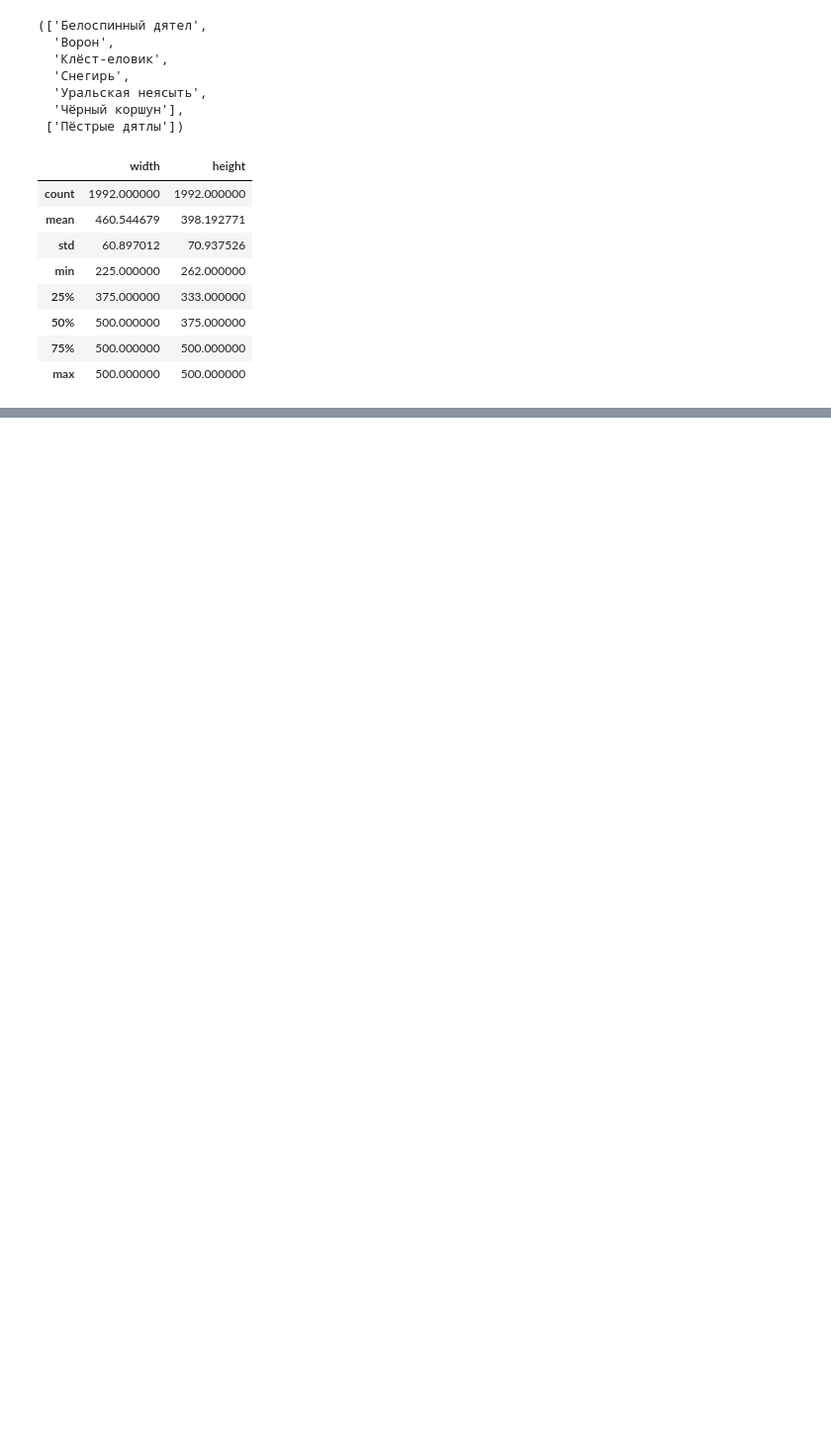
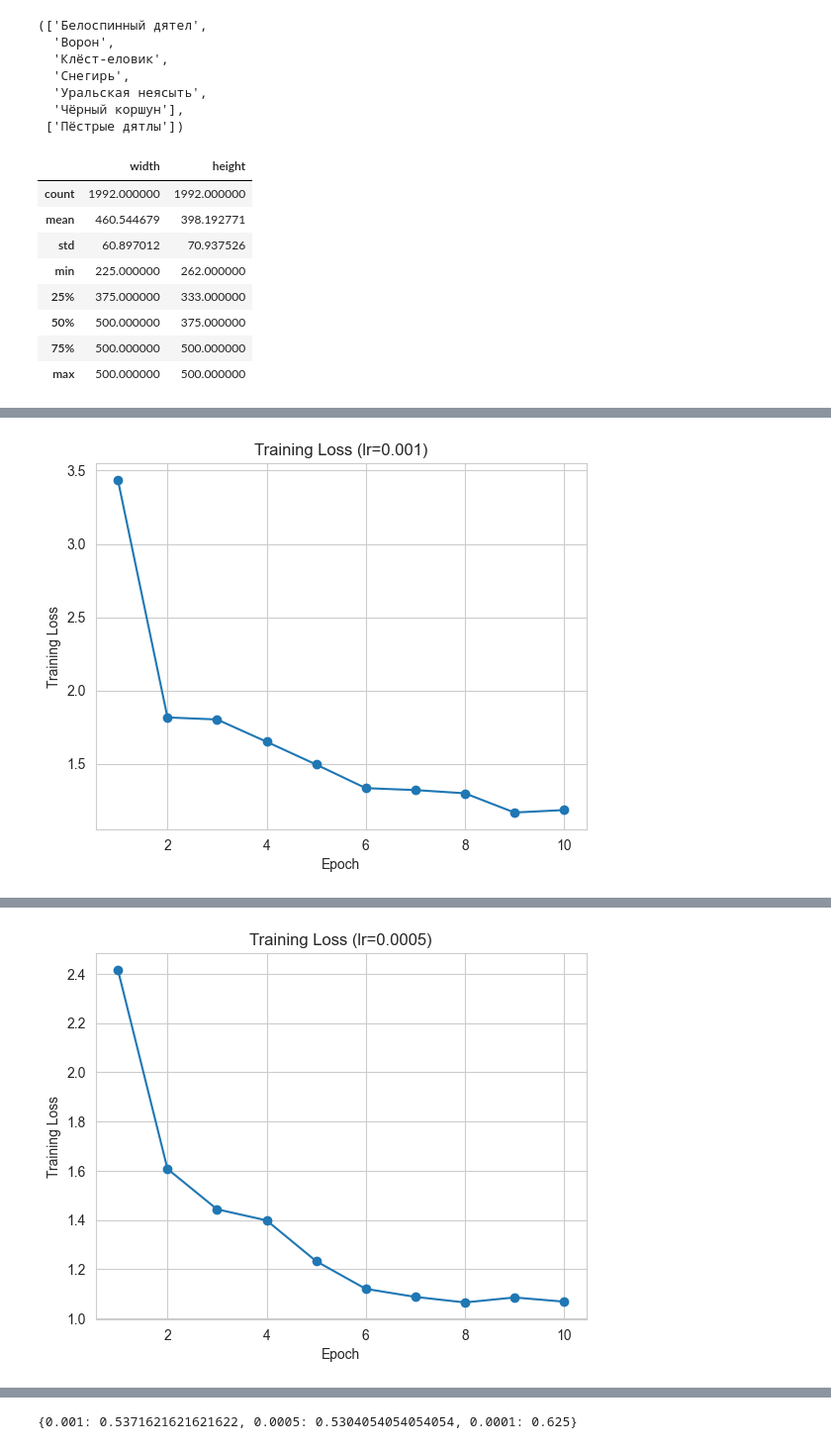
Before and after one commit to hysterria/Naturalist, a Jupyter notebook: main.ipynb, the cells around one changed output, grey strips where cells are left out. Shown: that part at 99% size. Drawn from its saved outputs; the diff is of its cells as text; code cells hidden in the pictures; blank space fills up the shorter version.

Commit message:
add final model

```diff
--- a/main.ipynb
+++ b/main.ipynb
@@ -135,4 +199,16 @@ show_examples(filtered_classes[0])
 # %%
-if PREPARED_DATA_DIR.exists():
-    shutil.rmtree(PREPARED_DATA_DIR)
+def evaluate(model, loader):
+    model.eval()
+    preds, labels = [], []
+
+    with torch.no_grad():
+        for x, y in loader:
+            x, y = x.to(device), y.to(device)
+            out = model(x)
+            _, p = torch.max(out, 1)
+
+            preds.extend(p.cpu().numpy())
+            labels.extend(y.cpu().numpy())
+
+    return accuracy_score(labels, preds), labels, preds
 # %%
@@ -173,17 +303,9 @@ for cls in filtered_classes:
 # %%
-train_tfms = transforms.Compose([
-    transforms.Resize((224, 224)),
-    transforms.RandomHorizontalFlip(),
-    transforms.ToTensor()
-])
+results = {}
 
-eval_tfms = transforms.Compose([
-    transforms.Resize((224, 224)),
-    transforms.ToTensor()
-])
+for lr in [1e-3, 5e-4, 1e-4]:
+    acc = train_experiment(lr, epochs=10)
+    results[lr] = acc
 
-train_ds = datasets.ImageFolder(PREPARED_DATA_DIR / "train", transform=train_tfms)
-val_ds = datasets.ImageFolder(PREPARED_DATA_DIR / "val", transform=eval_tfms)
-
-train_ds.classes, len(train_ds), len(val_ds)
+results
 # %% [output]
@@ -197,0 +322 @@ train_ds.classes, len(train_ds), len(val_ds)
+[figure, added]
@@ -197,0 +333 @@ train_ds.classes, len(train_ds), len(val_ds)
+[figure, added]
@@ -198 +345,2 @@ train_ds.classes, len(train_ds), len(val_ds)
+{0.001: 0.5371621621621622, 0.0005: 0.5304054054054054, 0.0001: 0.625}
 # %%
```
Also changed, not shown: parts of 29 cells of this notebook, 3 other files.
